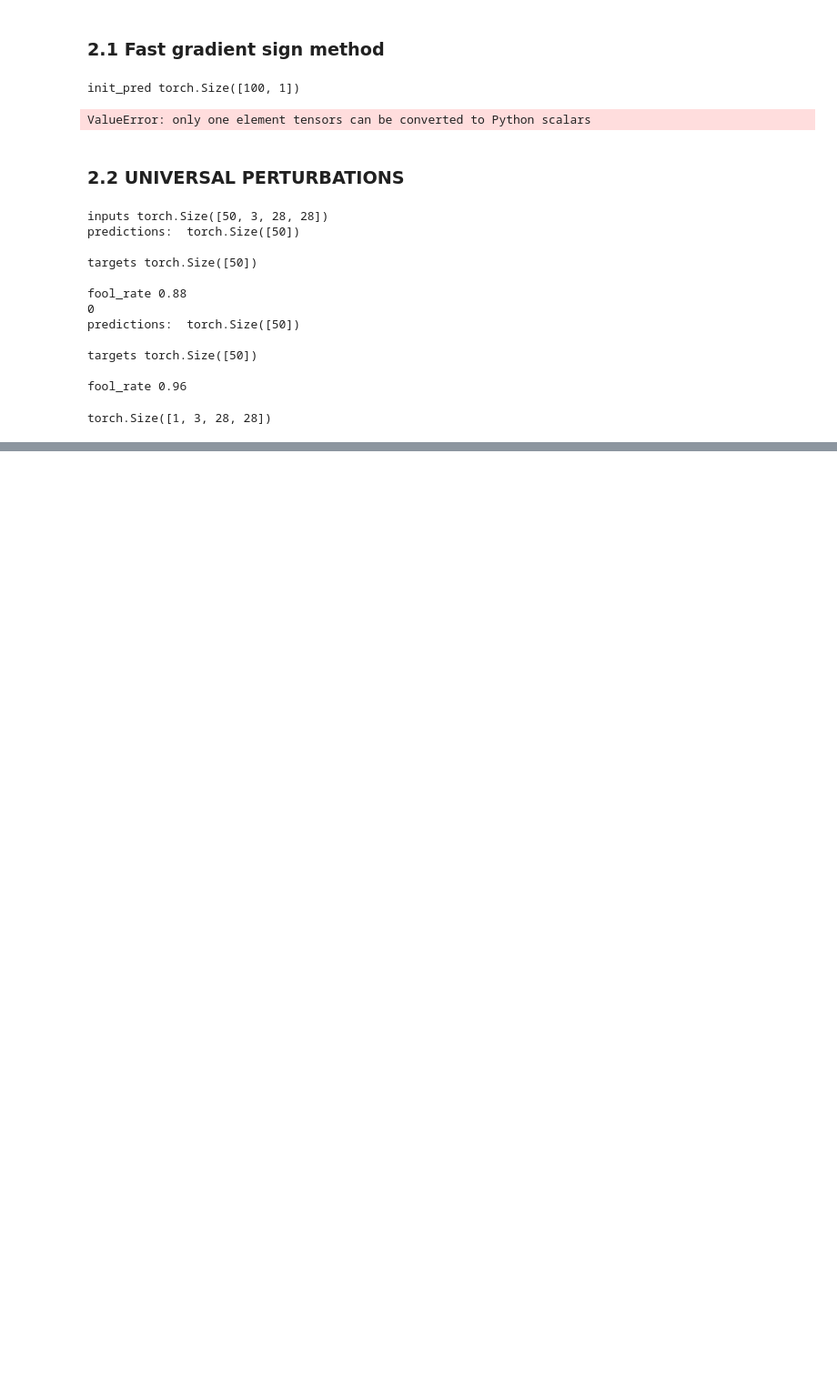
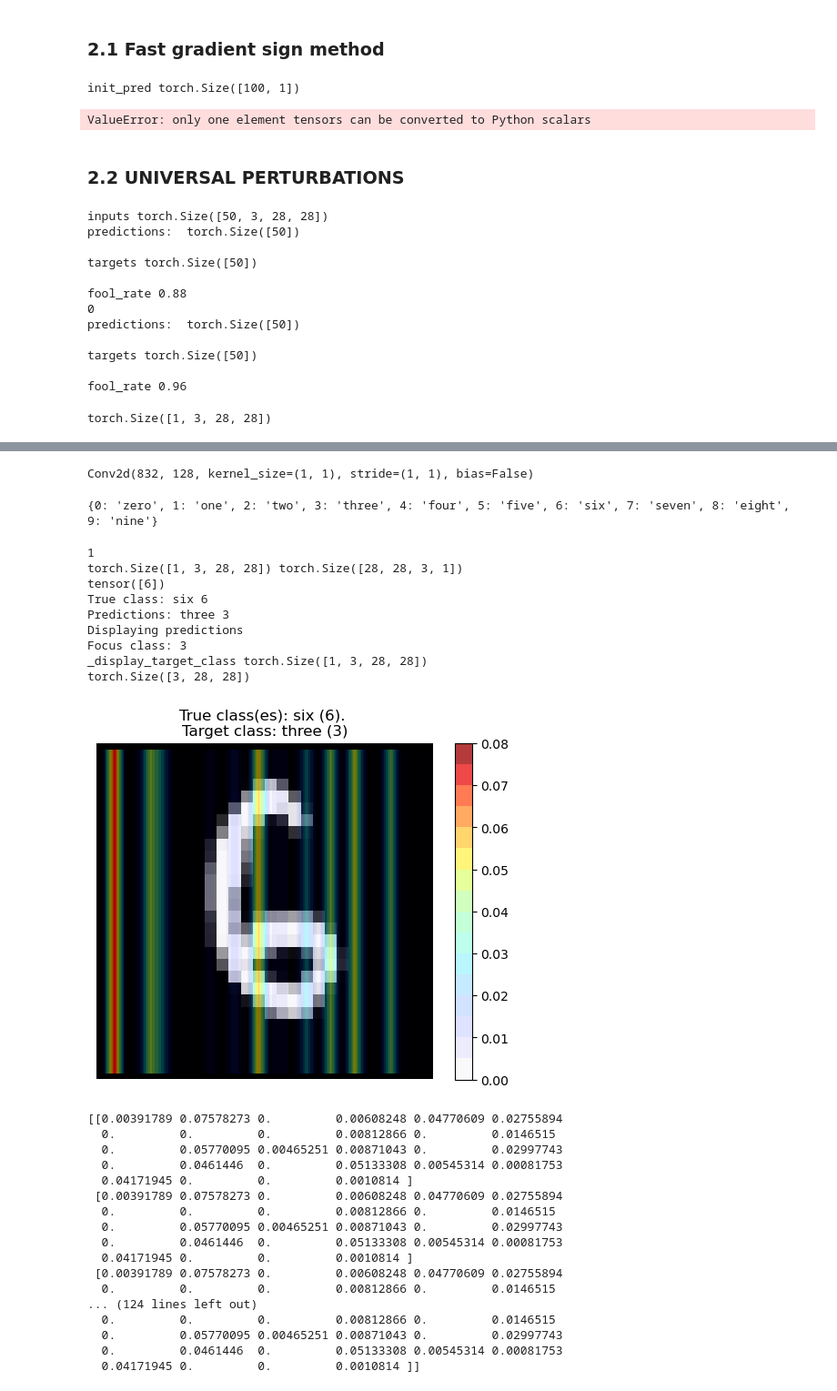
Before and after one commit to WilliamHo1999/dlnn-project, a Jupyter notebook: notebook_attacks.ipynb, the cells around one changed output, grey strips where cells are left out. Shown at 91% size. Cells and saved outputs as stored; diff of their text form; code cells hidden in the pictures; blank space fills up the shorter version.

```diff
--- a/notebook_attacks.ipynb
+++ b/notebook_attacks.ipynb
@@ -219,0 +256,70 @@ torch.Size([1, 3, 28, 28])
+# %%
+print(list(model.modules())[-5])
+# %% [output]
+Conv2d(832, 128, kernel_size=(1, 1), stride=(1, 1), bias=False)
+# %%
+indices = torch.randperm(len(dataset))[:100]
+data_loader = torch.utils.data.DataLoader(dataset,batch_size=1,#shuffle=True,
+    sampler=torch.utils.data.SubsetRandomSampler(indices))
+# %%
+target_layer = list(model.modules())[-5]
+cam = GradCam(model, target_layer, 10, multi_label = False)
+classes = get_classes()
+print(classes)
+# %% [output]
+{0: 'zero', 1: 'one', 2: 'two', 3: 'three', 4: 'four', 5: 'five', 6: 'six', 7: 'seven', 8: 'eight', 9: 'nine'}
+# %%
+image_dispalyer = ImageDisplayerGradCam(model,
+    cam,
+    classes,
+    reshape = transforms.Resize((256,256)),
+    multi_label = False,
+    image_dir = 'src/data/MNIST/raw/',
+    pdf = False)
+# %%
+#fig, ax = plt.subplots(1, 1,)
+for img, label in data_loader:
+    if img.size()[1] == 1:
+        img = img.expand((img.size()[0], 3, img.size()[2], img.size()[3]))
+
+    print(len(img))
+    print(img.size(), img.T.size())
+    print(label)
+    #print(img)
+    img_255 = (img[0,0].numpy()*255).astype(np.uint8) # convert from 0-1 floats to 0-255 ints
+    #print(img_255)
+    point = {"image" : img, "label": label, "filename": None}
+    ###image = (PIL.Image.fromarray(img_255))
+    ###ax.imshow(image)
+    hm = image_dispalyer.display_images(point, display_labels_or_predictions = False, return_heatmap=True)
+    print(hm)
+    #image_dispalyer.display_images(point, display_labels_or_predictions = True)
+    break
+# %% [output]
+1
+torch.Size([1, 3, 28, 28]) torch.Size([28, 28, 3, 1])
+tensor([6])
+True class: six 6
+Predictions: three 3
+Displaying predictions
+Focus class: 3
+_display_target_class torch.Size([1, 3, 28, 28])
+torch.Size([3, 28, 28])
+[figure, added]
+[[0.00391789 0.07578273 0.         0.00608248 0.04770609 0.02755894
+  0.         0.         0.         0.00812866 0.         0.0146515
+  0.         0.05770095 0.00465251 0.00871043 0.         0.02997743
+  0.         0.0461446  0.         0.05133308 0.00545314 0.00081753
+  0.04171945 0.         0.         0.0010814 ]
+ [0.00391789 0.07578273 0.         0.00608248 0.04770609 0.02755894
+  0.         0.         0.         0.00812866 0.         0.0146515
+  0.         0.05770095 0.00465251 0.00871043 0.         0.02997743
+  0.         0.0461446  0.         0.05133308 0.00545314 0.00081753
+  0.04171945 0.         0.         0.0010814 ]
+ [0.00391789 0.07578273 0.         0.00608248 0.04770609 0.02755894
+  0.         0.         0.         0.00812866 0.         0.0146515
+... (124 lines left out)
+  0.         0.         0.         0.00812866 0.         0.0146515
+  0.         0.05770095 0.00465251 0.00871043 0.         0.02997743
+  0.         0.0461446  0.         0.05133308 0.00545314 0.00081753
+  0.04171945 0.         0.         0.0010814 ]]
```
Also changed, not shown: parts of 3 cells of this notebook, 5 other files.
